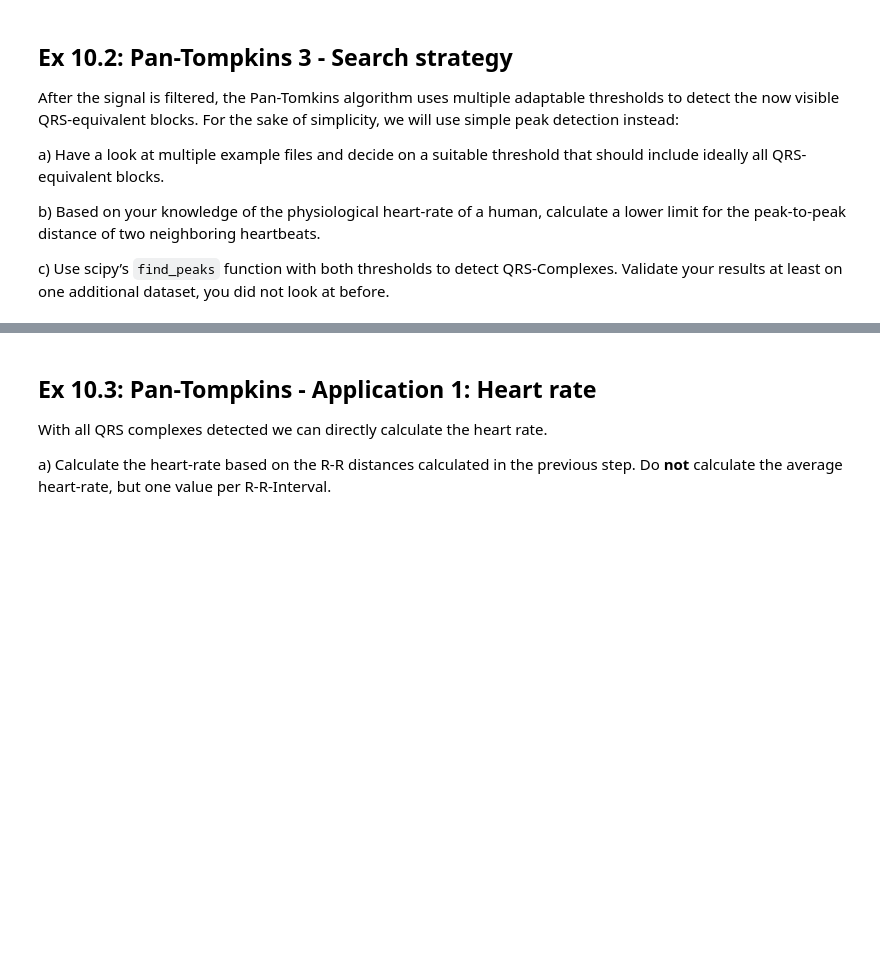
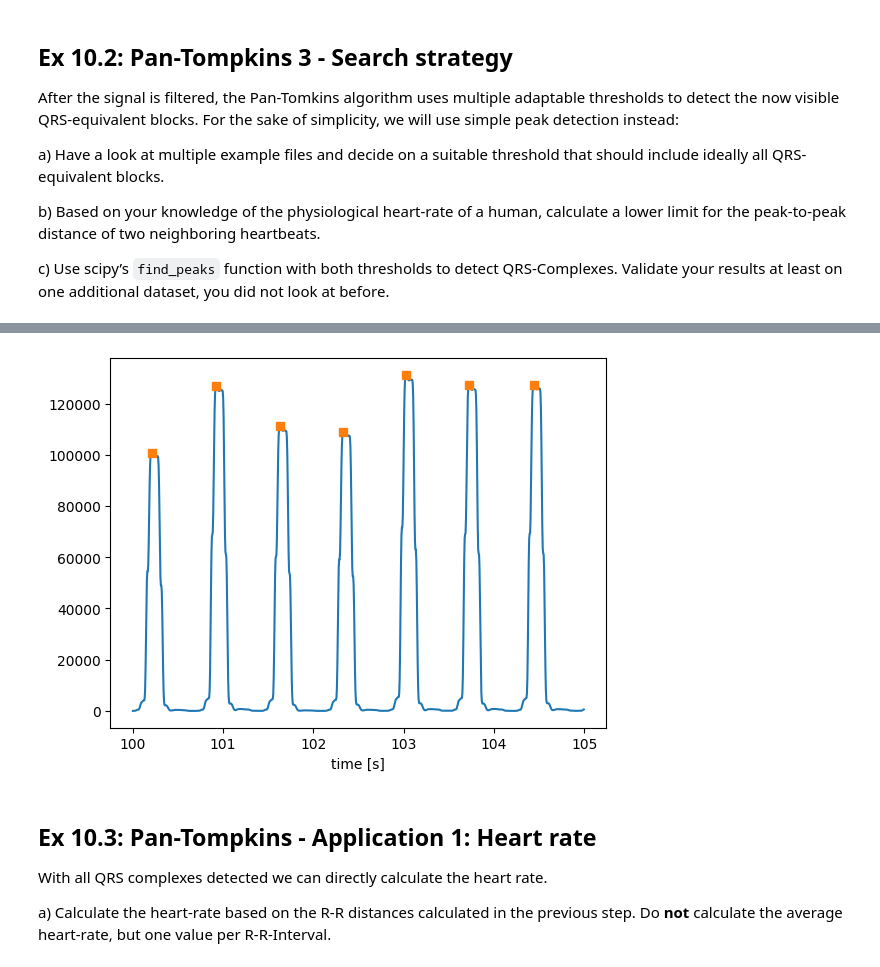
Before and after one commit to annika-kleierl/exercise-9-template, a Jupyter notebook: exercise-10.ipynb, the cells around one changed output, grey strips where cells are left out. Saved outputs shown, nothing was run; the diff lists cells and outputs as text; code cells hidden in the pictures; blank space fills up the shorter version.

```diff
--- a/exercise-10.ipynb
+++ b/exercise-10.ipynb
@@ -124,7 +124,7 @@ def derivative_operator(ecg_signal):
 def squaring(ecg_signal):
     # TODO: YOUR CODE HERE
     # YOUR CODE HERE
-    ecg_signal *= ecg_signal
+    ecg_signal = ecg_signal*ecg_signal
     #raise NotImplementedError()
     return(ecg_signal)
 
@@ -146,7 +146,7 @@ def group_delay_correction(ecg_signal):
     # TODO: YOUR CODE HERE
     # YOUR CODE HERE
     ecg_signal = ecg_signal[24:]
-    ecg_signal =np.pad(ecg_signal,(0,24),mode='constant', constant_values=0)
+    ecg_signal =np.pad(ecg_signal,(0,24), constant_values=0)
 
     #raise NotImplementedError()
     return(ecg_signal)
@@ -265,8 +264,9 @@ def find_r_peaks(pan_tom_out):
     # Create a function that finds the indivdual QRS-complexe in the output of the Pan Tompkins
     # YOUR CODE HERE
     #raise NotImplementedError()
+    #420ms with heart rate of 140bpm --> 80 samples
 
-    peaks, _= signal.find_peaks(x=pan_tom_out, height = 4000, distance = 80)
+    peaks, _= signal.find_peaks(x=pan_tom_out, height = 40000, distance = 80)
 
     return peaks
 
@@ -285,3 +283,4 @@ plt.xlabel('time [s]');
+[figure, added]
 # %%
 ##### THIS BLOCK HAS AUTOMATED GRADING PURPOSES, LEAVE IT AS IT IS
 # %% [markdown]
```
Also changed, not shown: parts of 7 cells of this notebook.
